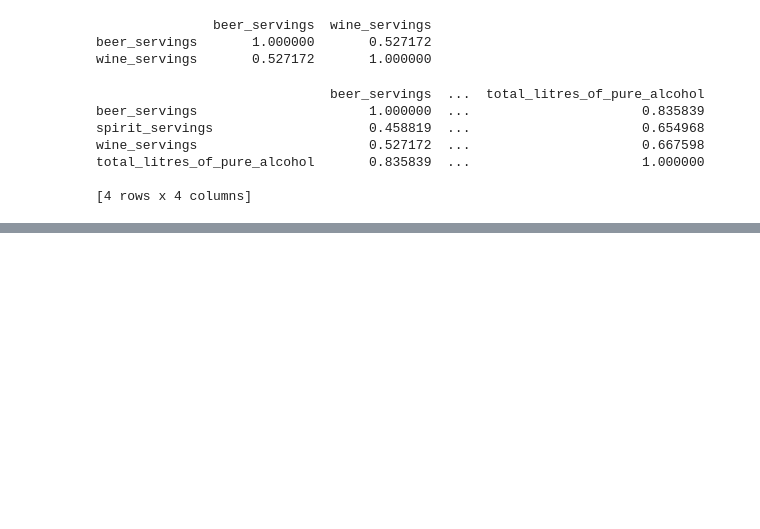
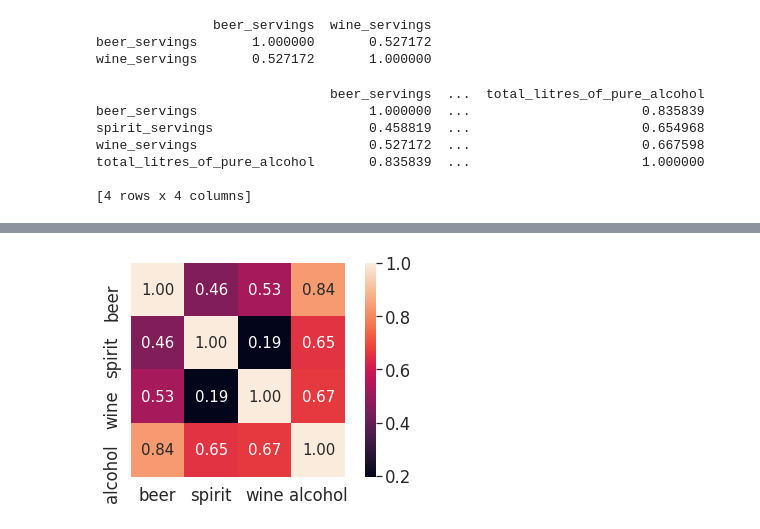
Before and after one commit to zeruel91/DataAnalysis, a Jupyter notebook: drink.ipynb, the cells around one changed output, grey strips where cells are left out. Cells and saved outputs as stored; diff of their text form; code cells hidden in the pictures; blank space fills up the shorter version.

```diff
--- a/drink.ipynb
+++ b/drink.ipynb
@@ -92,0 +116,20 @@ total_litres_of_pure_alcohol       0.835839  ...                      1.000000
+# %%
+import seaborn as sns
+import matplotlib.pyplot as plt
+
+
+cols_view = ['beer', 'spirit', 'wine', 'alcohol'] # 그래프 출력을 위한 cols 이름을 축약합니다.
+sns.set(font_scale=1.5)
+hm = sns.heatmap(corr.values,
+            cbar=True,
+            annot=True,
+            square=True,
+            fmt='.2f',
+            annot_kws={'size': 15},
+            yticklabels=cols_view,
+            xticklabels=cols_view)
+
+plt.tight_layout()
+plt.show()
+# %% [output]
+[figure, added]
```
Also changed, not shown: parts of 13 cells of this notebook.
